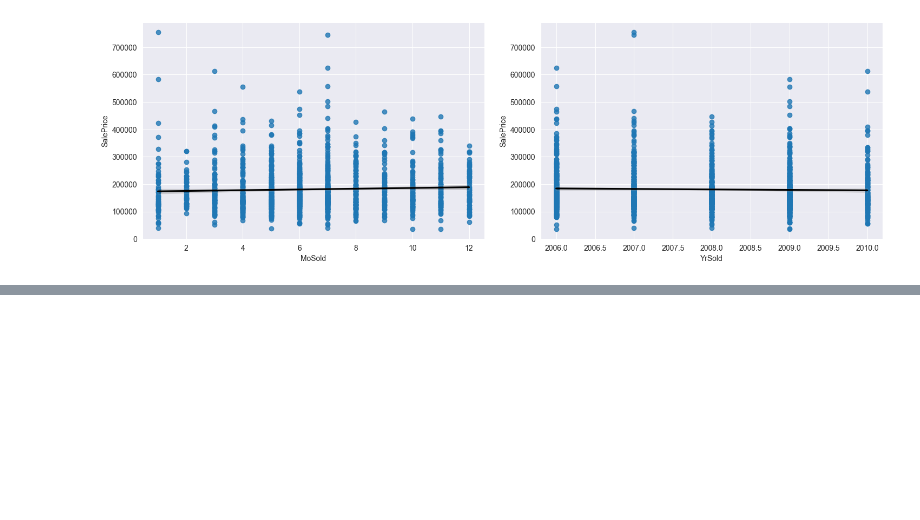
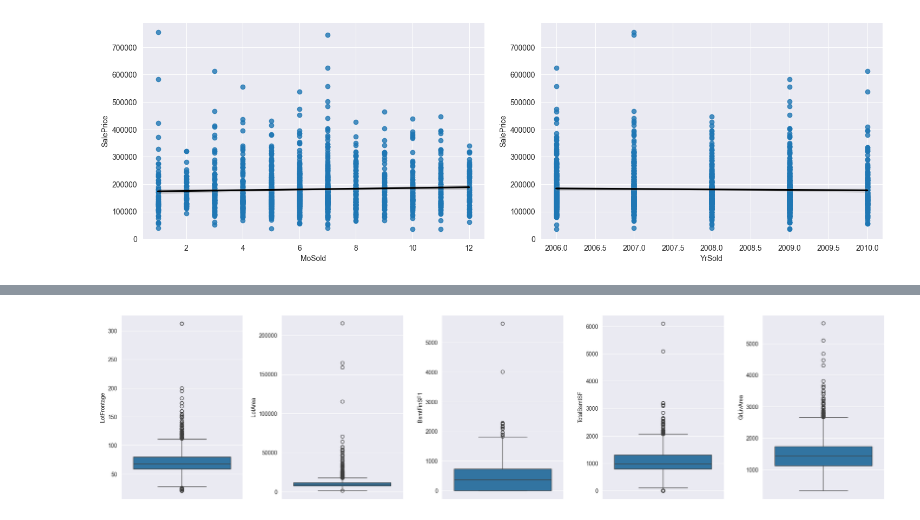
Before and after one commit to t734070824/my-projects, a Jupyter notebook: Housing-Prices-Competition/Housing-Prices-Competition.ipynb, the cells around one changed output, grey strips where cells are left out. Cells and saved outputs as stored; diff of their text form; code cells hidden in the pictures; blank space fills up the shorter version.

```diff
--- a/Housing-Prices-Competition/Housing-Prices-Competition.ipynb
+++ b/Housing-Prices-Competition/Housing-Prices-Competition.ipynb
@@ -191,0 +256,9 @@ X = X.drop(overfit_cat, axis=1)
+# %%
+out_col = ['LotFrontage','LotArea','BsmtFinSF1','TotalBsmtSF','GrLivArea']
+fig = plt.figure(figsize=(20,5))
+for index,col in enumerate(out_col):
+    plt.subplot(1,5,index+1)
+    sns.boxplot(y=col, data=X)
+fig.tight_layout(pad=1.5)
+# %% [output]
+[figure, added]
```
Also changed, not shown: parts of 87 cells of this notebook, 5 other files.
